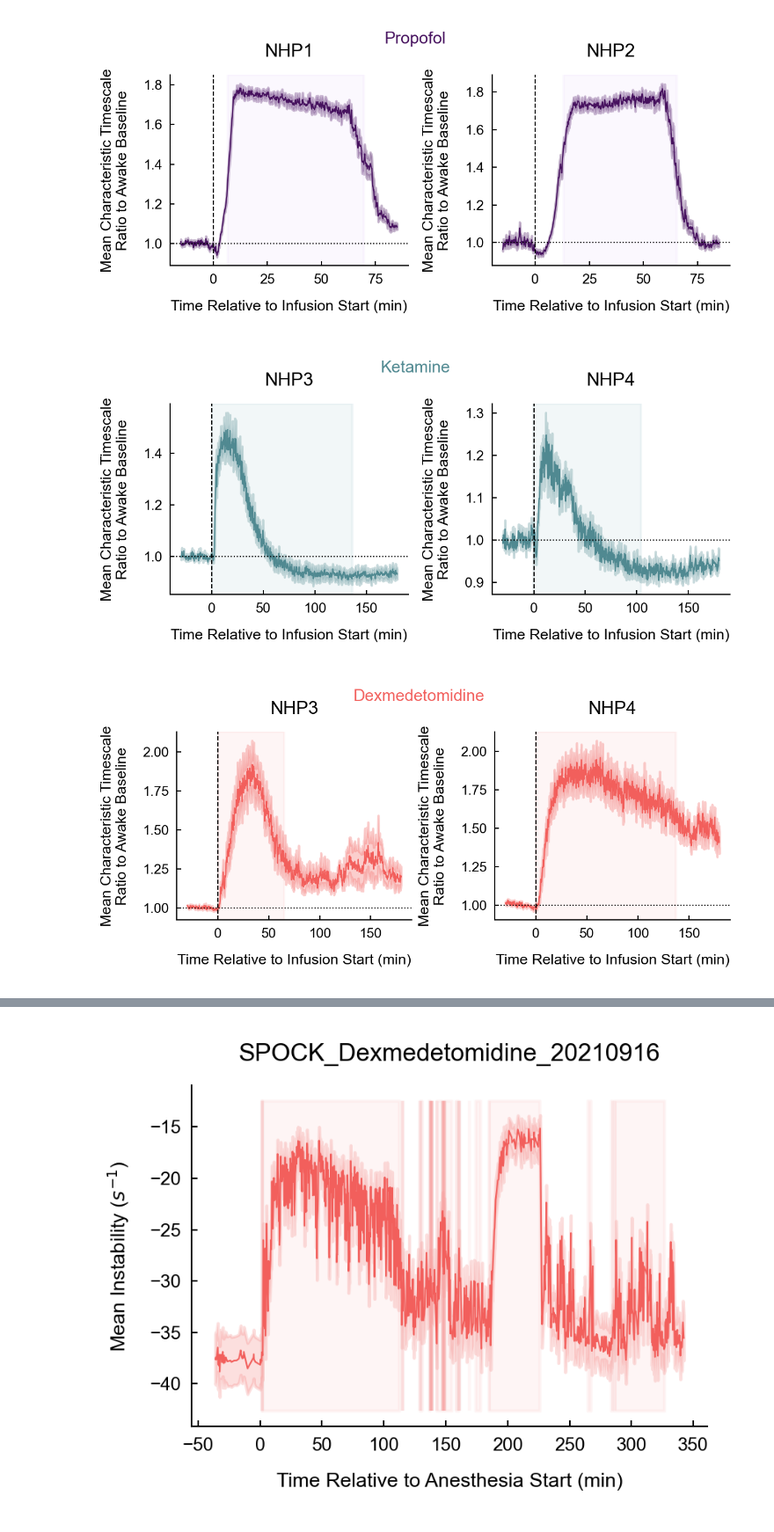
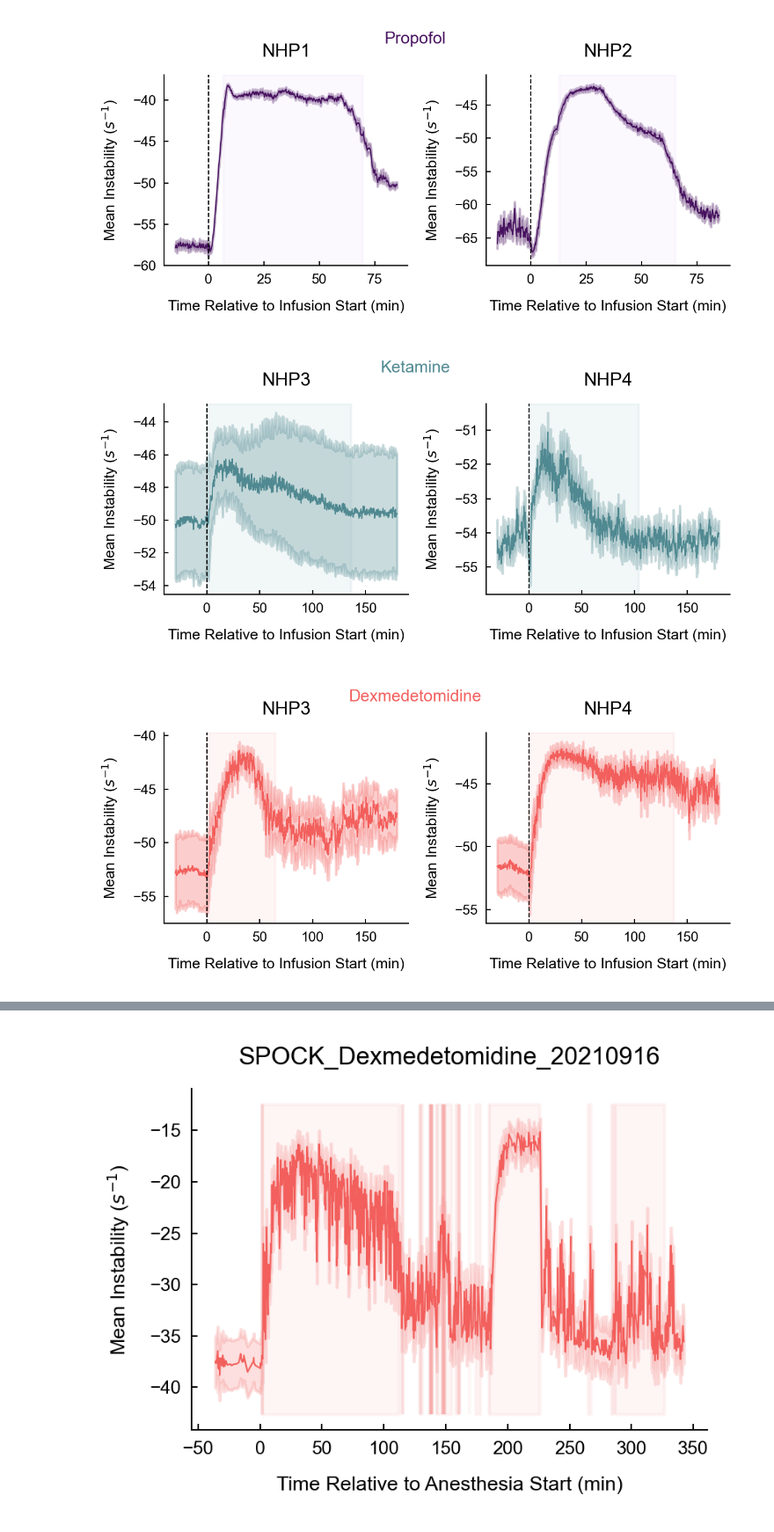
Before and after one commit to adamjeisen/UniversalUnconsciousness, a Jupyter notebook: _jupyter/Figures/stability-main.ipynb, the cells around one changed output, grey strips where cells are left out. Shown at 88% size. Cells and saved outputs as stored; diff of their text form; code cells hidden in the pictures.

```diff
--- a/_jupyter/Figures/stability-main.ipynb
+++ b/_jupyter/Figures/stability-main.ipynb
@@ -32,12 +38,19 @@ os.makedirs(img_save_dir, exist_ok=True)
 verbose = False
 agent_data = {}
 for data_class, agent in tqdm(anesthetic_agent_list):
+    if agent == 'propofol':
+        cfg.params.grid_set = 'grid_set5'
+    else:
+        cfg.params.grid_set = 'grid_set4'
+
     cfg.params.data_class = data_class
     if 'propofol' in cfg.params.data_class:
         session_list = [f[:-4] for f in os.listdir(os.path.join(cfg.params.all_data_dir, 'anesthesia', 'mat', cfg.params.data_class)) if f.endswith('.mat')]
     else:
         session_list = [f[:-4] for f in os.listdir(os.path.join(cfg.params.all_data_dir, cfg.params.data_class, 'mat')) if f.endswith('.mat')]
         session_list = [session for session in session_list if session not in ['PEDRI_Ketamine_20220203']]
+        bad_session_list = ['PEDRI_Ketamine_20220113', 'PEDRI_Ketamine_20220126', 'PEDRI_Ketamine_20220203', 'PEDRI_Ketamine_20220222', 'SPOCK_Ketamine_20210722', 'SPOCK_Ketamine_20210730']
+        session_list = [session for session in session_list if session not in bad_session_list]
         session_list = [session for session in session_list if agent.lower()[:3] in session.lower()]
 
     areas = ['all']
@@ -76,0 +90,20 @@ Only 1 valid windows could be found for section 'awake lever1' with times [np.fl
+# %%
+top_percent = 0.1
+dose = 'high'
+# %%
+def get_num_crs(delase_results, session, top_percent=0.1):
+    return delase_results[session]['all'].stability_params.apply(lambda x: len(x[:int(top_percent*len(x))])).sum()
+def get_num_crs_pos(delase_results, session, top_percent=0.1):
+    return delase_results[session]['all'].stability_params.apply(lambda x: len(x[:int(top_percent*len(x))][x[:int(top_percent*len(x))] >= 0])).sum()
+# %%
+for (data_class, agent), data_dict in agent_data.items():
+    print(f"{agent}:")
+    delase_results = data_dict['delase_results']
+    num_crs = [get_num_crs(delase_results, session, top_percent) for session in delase_results.keys()]
+    num_crs_pos = [get_num_crs_pos(delase_results, session, top_percent) for session in delase_results.keys()]
+    total_crs = np.sum(num_crs)
+    total_crs_pos = np.sum(num_crs_pos)
+    total_crs_neg = total_crs - total_crs_pos
+    print(f"Total CRs: {total_crs}")
+    print(f"Positive CRs: {total_crs_pos} ({total_crs_pos/total_crs*100:.2f}%)")
+    print(f"Negative CRs: {total_crs_neg} ({total_crs_neg/total_crs*100:.2f}%)")
@@ -77,24 +123,30 @@ Only 1 valid windows could be found for section 'awake lever1' with times [np.fl
 # %%
+
 for (data_class, agent), data_dict in agent_data.items():
+    if dose == 'high':
+        save_path = os.path.join(img_save_dir, f"{agent}_instability_grouped_filter_{cfg.params.low_pass}_{cfg.params.high_pass}.pdf")
+    else:
+        save_path = os.path.join(img_save_dir, f"{agent}_instability_grouped_low_dose_filter_{cfg.params.low_pass}_{cfg.params.high_pass}.pdf")
     cfg.params.data_class = data_class
-    plot_session_timescales_grouped(
+    plot_session_stability_grouped(
         cfg,
         agent,
         data_dict['session_lists'],
         data_dict['delase_results'],
         data_dict['locs'],
         data_dict['rocs'],
         data_dict['ropaps'],
+        timescales=False,
         plot_range=(-15, 85) if agent == 'propofol' else (-30, 180),
-        top_percent=0.1,
+        top_percent=top_percent,
         curve_colors=curve_colors,
         loc_roc_colors=loc_roc_colors,
         figsize=(4, 2),
-        dose='high',
-        save_path=os.path.join(img_save_dir, f"{agent}_timescales_grouped.pdf"),
+        dose=dose,
+        save_path=save_path,
         verbose=True
     )
 # %% [output]
-[figure, old version]
+[figure, new version]
-[figure, old version]
+[figure, new version]
-[figure, old version]
+[figure, new version]
```
Also changed, not shown: parts of 8 cells of this notebook, 22 other files.
